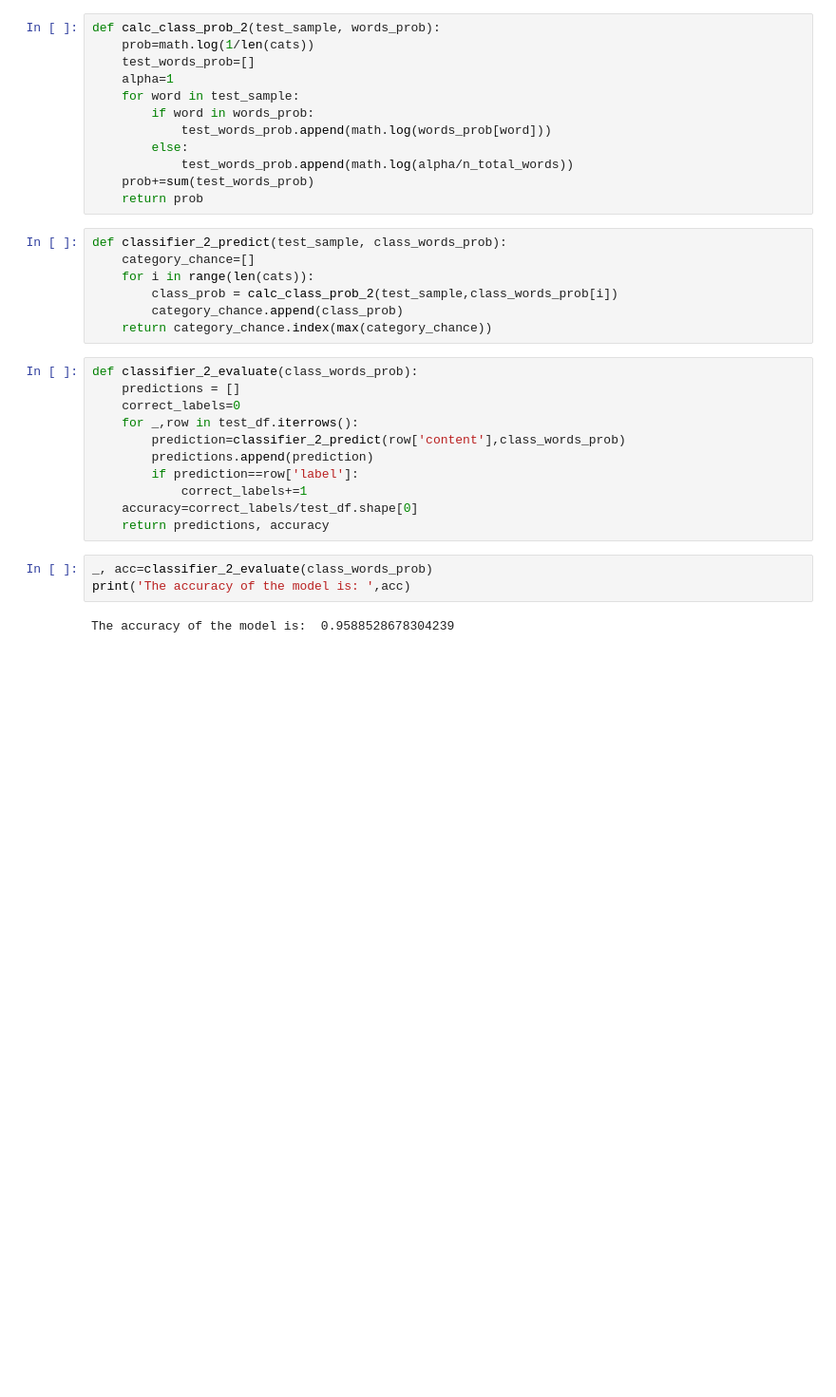
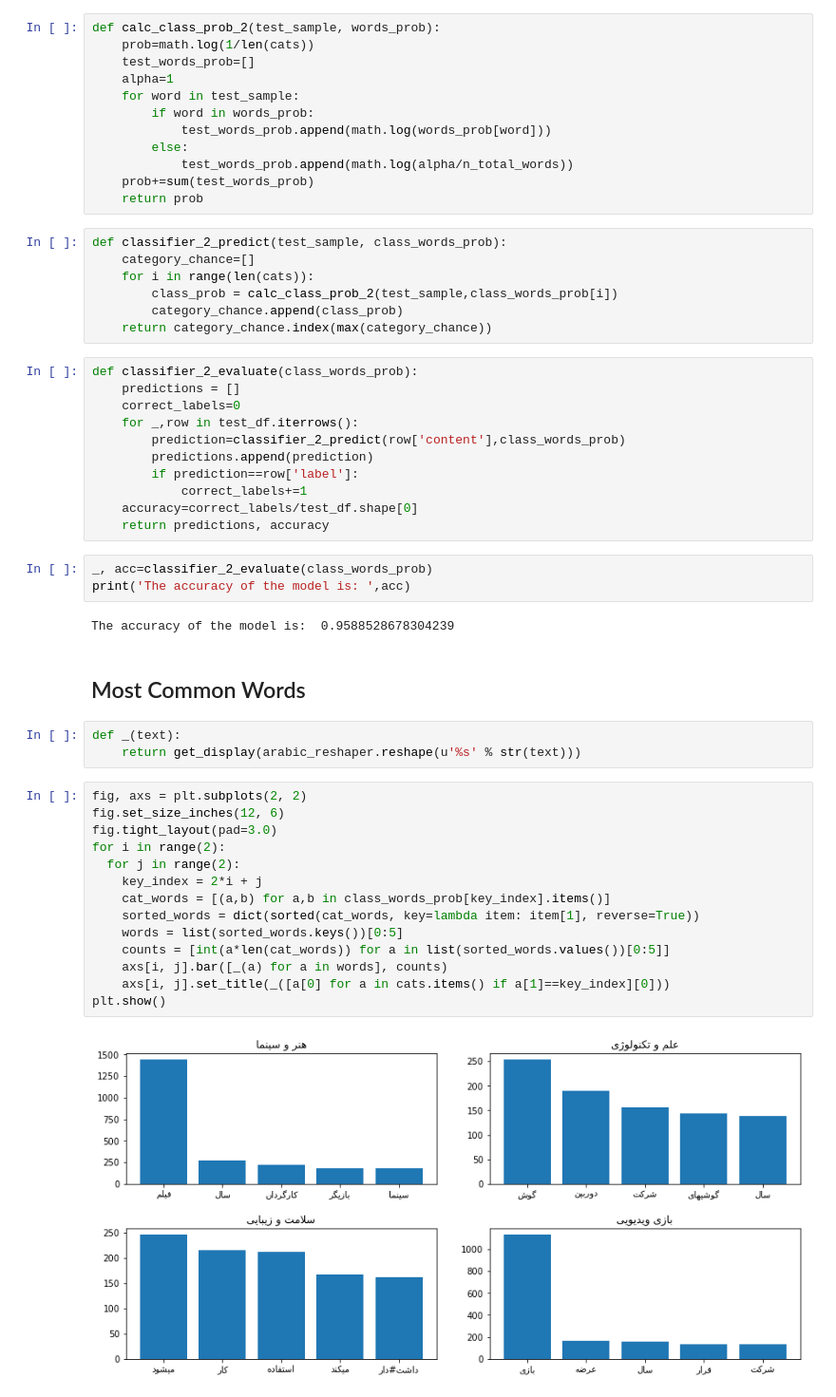
Before and after one commit to daniyalmaroufi/AI_Course, a Jupyter notebook: CA3/CA3.ipynb, the cells around one changed output. Shown at 95% size. Saved outputs shown, nothing was run; the diff lists cells and outputs as text; blank space fills up the shorter version.

Commit message:
CA3 added bar charts

```diff
--- a/CA3/CA3.ipynb
+++ b/CA3/CA3.ipynb
@@ -264,3 +260,24 @@ _, acc=classifier_2_evaluate(class_words_prob)
 print('The accuracy of the model is: ',acc)
 # %% [output]
 The accuracy of the model is:  0.9588528678304239
+# %% [markdown]
+## Most Common Words
+# %%
+def _(text):
+    return get_display(arabic_reshaper.reshape(u'%s' % str(text)))
+# %%
+fig, axs = plt.subplots(2, 2)
+fig.set_size_inches(12, 6)
+fig.tight_layout(pad=3.0)
+for i in range(2):
+  for j in range(2):
+    key_index = 2*i + j
+    cat_words = [(a,b) for a,b in class_words_prob[key_index].items()]
+    sorted_words = dict(sorted(cat_words, key=lambda item: item[1], reverse=True))
+    words = list(sorted_words.keys())[0:5]
+    counts = [int(a*len(cat_words)) for a in list(sorted_words.values())[0:5]]
+    axs[i, j].bar([_(a) for a in words], counts)
+    axs[i, j].set_title(_([a[0] for a in cats.items() if a[1]==key_index][0]))
+plt.show()
+# %% [output]
+[figure, added]
```
Also changed, not shown: parts of 2 cells of this notebook.
